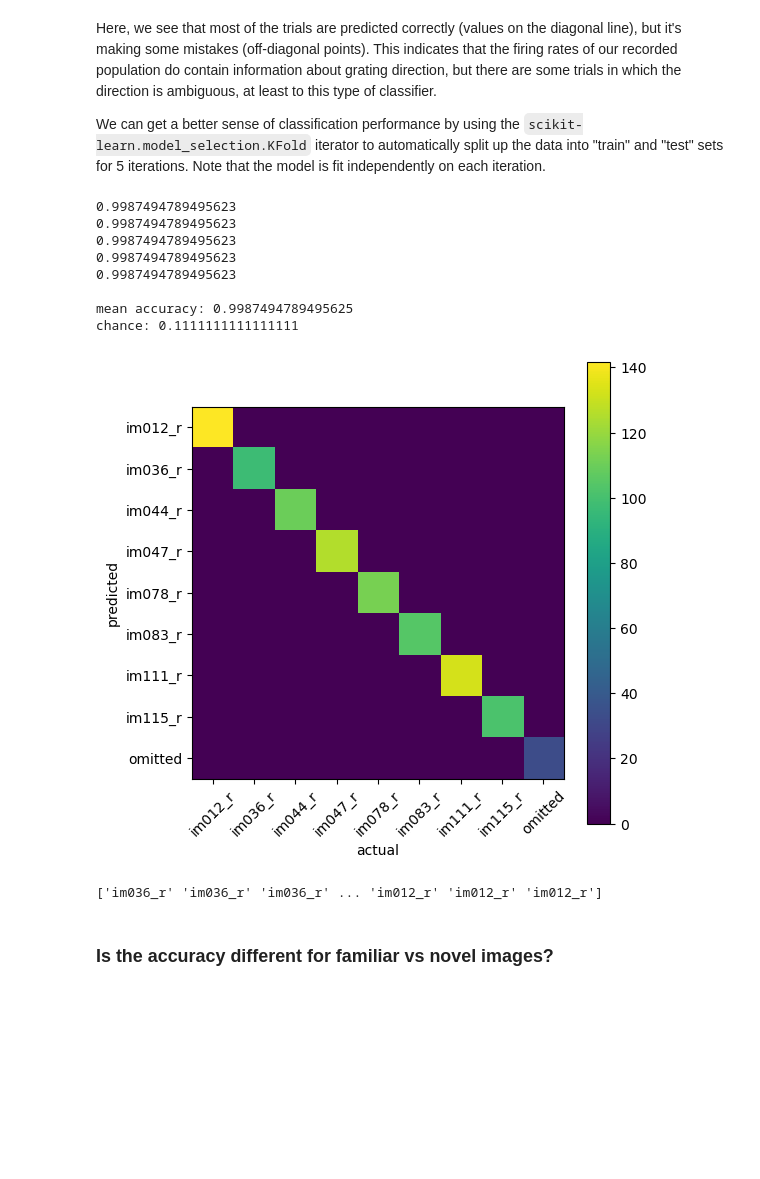
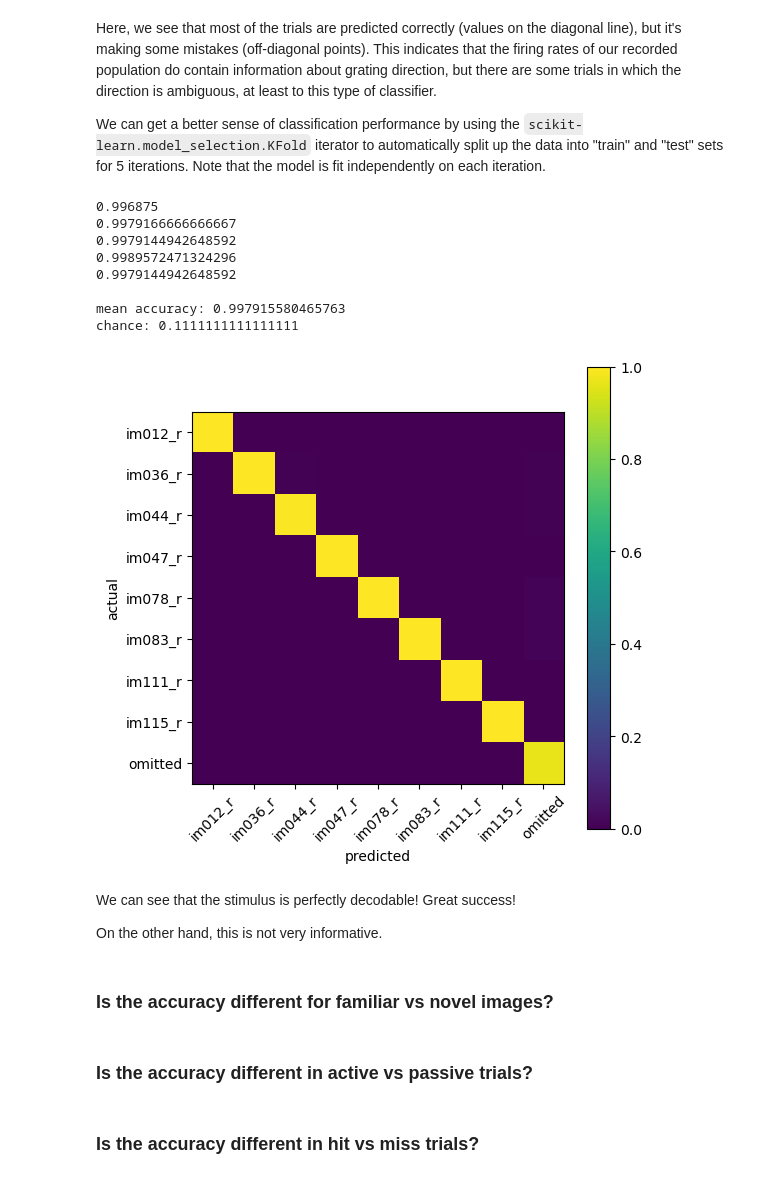
Before and after one commit to mattjdavis/SWDB_2024_Physiology, a Jupyter notebook: code/workshop_2_population_coding.ipynb, the cells around one changed output. Saved outputs shown, nothing was run; the diff lists cells and outputs as text; code cells hidden in the pictures; blank space fills up the shorter version.

```diff
--- a/code/workshop_2_population_coding.ipynb
+++ b/code/workshop_2_population_coding.ipynb
@@ -236,7 +249,7 @@ presentations_sorted = stimulus_presentations.sort_values(by='image_name')
 num_units = len(area_units)
 
 stimuli = presentations_sorted['image_name'].unique()
-good_stim = [p is np.nan for p in stimuli]
+good_stim = [p is not np.nan for p in stimuli]
 stimuli = stimuli[good_stim]
 num_stim = len(stimuli)
 
@@ -252,7 +265,7 @@ duration = 2
 for iu, unit in area_units.iterrows():
     unit_spike_times = spike_times[iu]
 
-    presentations = presentations_sorted[presentations_sorted['image_name'] == stim]
+    presentations = presentations_sorted[presentations_sorted['image_name'] == stimulus]
     num_presentations = len(presentations)
 
     start_times = presentations['start_time'].values
@@ -400,5 +402,7 @@ svm.SVC?
 # %%
 # clf = svm.SVC(gamma="scale", kernel="linear")
-clf = svm.SVC()
+# clf = svm.SVC()
+# clf = RandomForestClassifier(min_samples_leaf=20)
+clf = LinearDiscriminantAnalysis()
 clf.fit(responses[train_indices], labels[train_indices])
 # %% [output]
@@ -440,54 +449,62 @@ accuracies = []
 confusions = []
 
 conditions = np.unique(labels)
+num_splits = 5
 
-for train_indices, test_indices in KFold(n_splits=5, shuffle=True).split(responses):
+for train_indices, test_indices in KFold(n_splits=num_splits, shuffle=True).split(responses):
 
-    clf = svm.SVC(gamma="scale", kernel="linear")
+#     clf = svm.SVC(gamma="scale", kernel="rbf")
+#     clf = RandomForestClassifier(min_samples_leaf=20)
+    clf = LinearDiscriminantAnalysis()
+
     clf.fit(responses[train_indices], labels[train_indices])
 
     test_targets = labels[test_indices]
     test_predictions = clf.predict(responses[test_indices])
 
-    accuracy = np.mean(actual_labels == predicted_labels)
+    accuracy = np.mean(test_targets == test_predictions)
     print(accuracy)
 
     accuracies.append(accuracy)
-    confusions.append(confusion_matrix(y_true=test_targets, y_pred=test_predictions, labels=conditions))
+    confusions.append(confusion_matrix(y_true=test_targets, y_pred=test_predictions, labels=conditions, normalize='pred'))
 
 print(f"\nmean accuracy: {np.mean(accuracies)}")
 print(f"chance: {1/conditions.size}")
 # %% [output]
-0.9987494789495623
-0.9987494789495623
-0.9987494789495623
-0.9987494789495623
-0.9987494789495623
+0.996875
+0.9979166666666667
+0.9979144942648592
+0.9989572471324296
+0.9979144942648592
 
-mean accuracy: 0.9987494789495625
+mean accuracy: 0.997915580465763
 chance: 0.1111111111111111
 # %%
 def plot_confusion_matrix(confusions, conditions):
 
     plt.figure(figsize=(6,6))
 
     mean_confusion = np.mean(confusions, axis=0)
 
     plt.imshow(mean_confusion)
     plt.colorbar()
 
     plt.xticks(range(len(conditions)), conditions, rotation=45)
     plt.yticks(range(len(conditions)), conditions)
 
-    plt.xlabel("actual")
-    plt.ylabel("predicted")
+    plt.xlabel("predicted")
+    plt.ylabel("actual")
 
 plot_confusion_matrix(confusions, conditions)
 # %% [output]
-[figure, old version]
+[figure, new version]
-# %%
-print(labels)
-# %% [output]
-['im036_r' 'im036_r' 'im036_r' ... 'im012_r' 'im012_r' 'im012_r']
+# %% [markdown]
+We can see that the stimulus is perfectly decodable! Great success!
+
+On the other hand, this is not very informative.
 # %% [markdown]
 ### Is the accuracy different for familiar vs novel images?
+# %% [markdown]
+### Is the accuracy different in active vs passive trials?
+# %% [markdown]
+### Is the accuracy different in hit vs miss trials?
```
Also changed, not shown: parts of 54 cells of this notebook.
